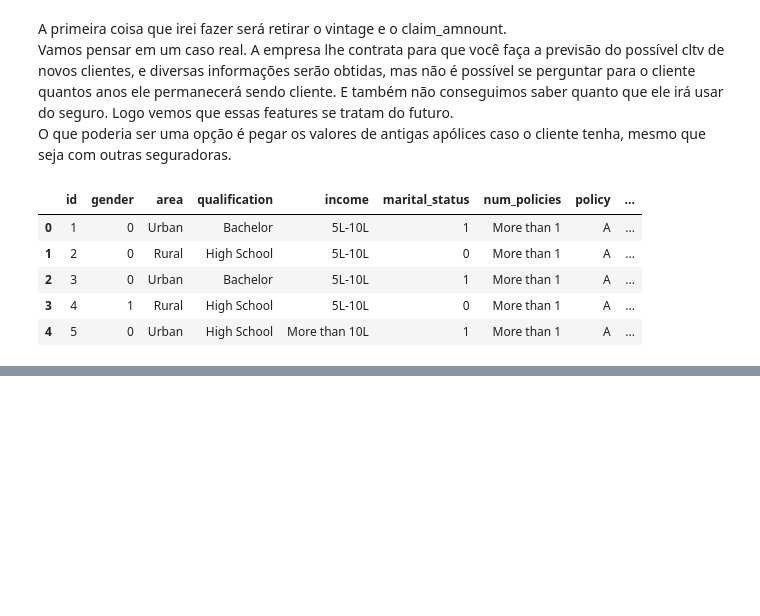
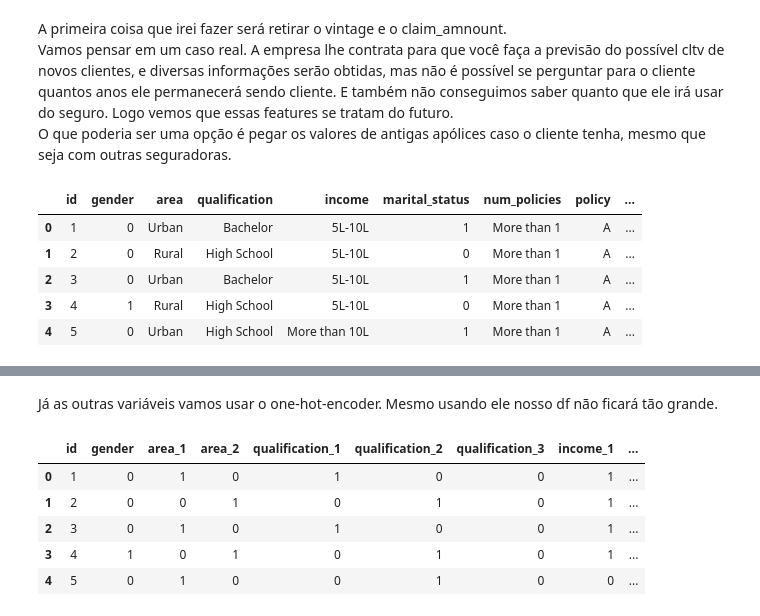
Before and after one commit to Gabriel07201/life_time_value_predictor, a Jupyter notebook: main.ipynb, the cells around one changed output, grey strips where cells are left out. Cells and saved outputs as stored; diff of their text form; code cells hidden in the pictures; blank space fills up the shorter version.

```diff
--- a/main.ipynb
+++ b/main.ipynb
@@ -334,0 +351,16 @@ df.head()
+# %% [markdown]
+Já as outras variáveis vamos usar o one-hot-encoder. Mesmo usando ele nosso df não ficará tão grande.
+# %%
+from category_encoders.one_hot import OneHotEncoder
+
+encoder = OneHotEncoder(cols=['area', 'qualification', 'income', 'num_policies', 'policy'])
+encoder.fit(df)
+df = encoder.transform(df)
+df.head()
+# %% [output]
+|  | id | gender | area_1 | area_2 | qualification_1 | qualification_2 | qualification_3 | income_1 | ... |
+| 0 | 1 | 0 | 1 | 0 | 1 | 0 | 0 | 1 | ... |
+| 1 | 2 | 0 | 0 | 1 | 0 | 1 | 0 | 1 | ... |
+| 2 | 3 | 0 | 1 | 0 | 1 | 0 | 0 | 1 | ... |
+| 3 | 4 | 1 | 0 | 1 | 0 | 1 | 0 | 1 | ... |
+| 4 | 5 | 0 | 1 | 0 | 0 | 1 | 0 | 0 | ... |
```
Also changed, not shown: parts of 12 cells of this notebook, 1 other file.
